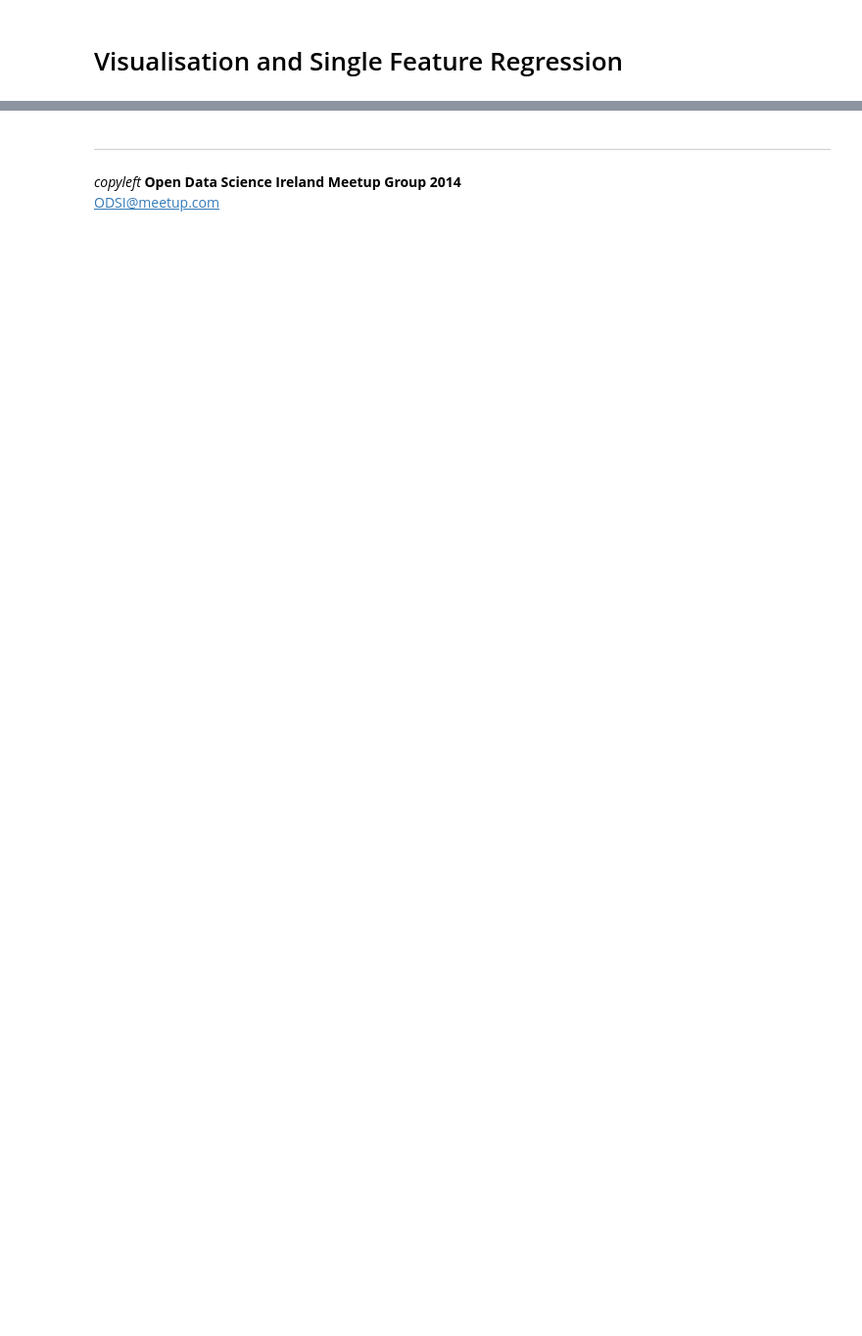
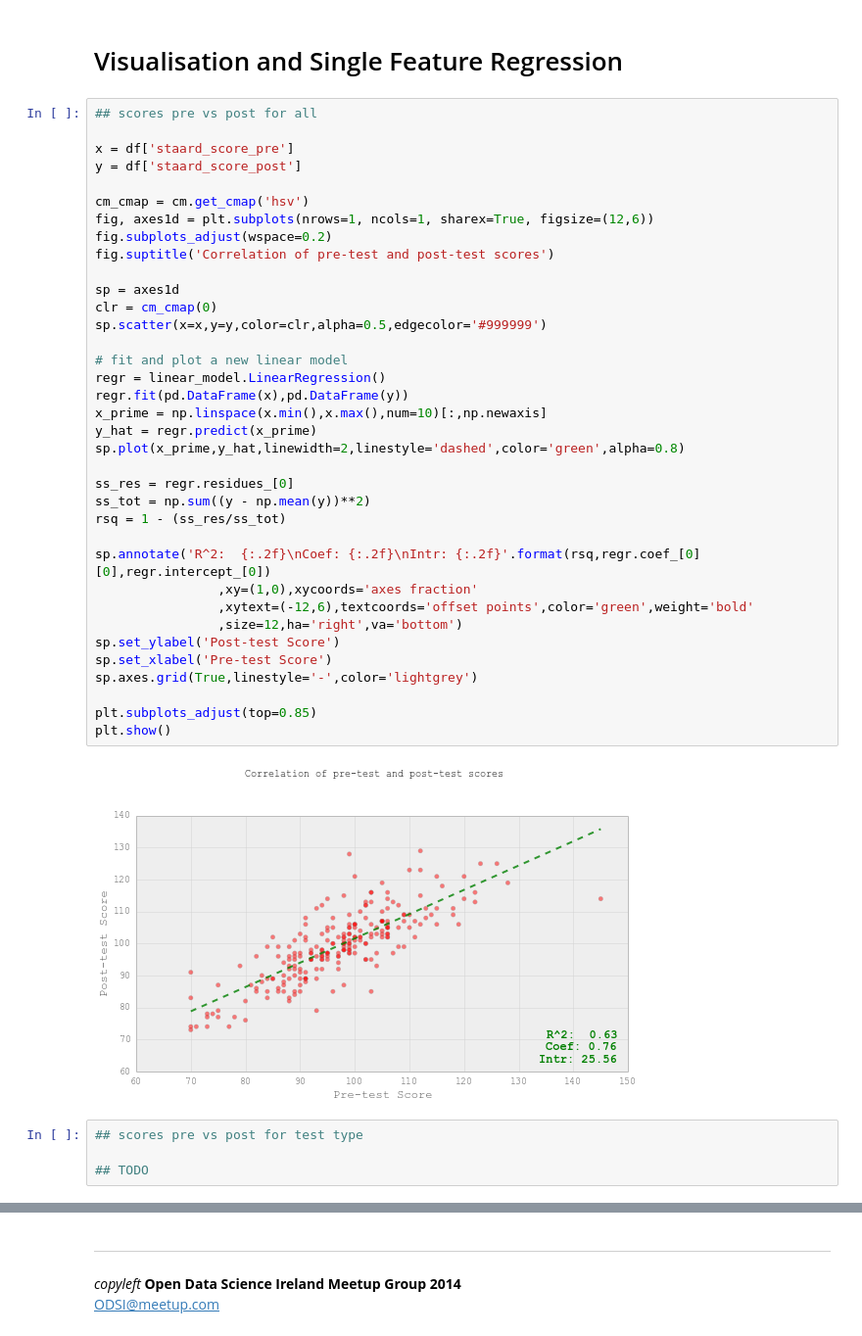
Before and after one commit to tcarnus/suas_literacy, a Jupyter notebook: 02_InitialExploration.ipynb, the cells around one changed output, grey strips where cells are left out. Shown at 98% size. Cells and saved outputs as stored; diff of their text form; blank space fills up the shorter version.

```diff
--- a/02_InitialExploration.ipynb
+++ b/02_InitialExploration.ipynb
@@ -100,3 +104,45 @@ df.head()
 | NDMS_ARAWm05 | NDMS_ARAW | m | reading | acceleread_accelewrite | 0.11 | 10.41 | 10.30 | 39 days | 2013-11-29 | 2013-10-21 | ... |
 # %% [markdown]
 # Visualisation and Single Feature Regression
+# %%
+## scores pre vs post for all
+
+x = df['staard_score_pre']
+y = df['staard_score_post']
+
+cm_cmap = cm.get_cmap('hsv')
+fig, axes1d = plt.subplots(nrows=1, ncols=1, sharex=True, figsize=(12,6))
+fig.subplots_adjust(wspace=0.2)
+fig.suptitle('Correlation of pre-test and post-test scores')
+
+sp = axes1d
+clr = cm_cmap(0)
+sp.scatter(x=x,y=y,color=clr,alpha=0.5,edgecolor='#999999')
+
+# fit and plot a new linear model
+regr = linear_model.LinearRegression()
+regr.fit(pd.DataFrame(x),pd.DataFrame(y))
+x_prime = np.linspace(x.min(),x.max(),num=10)[:,np.newaxis]
+y_hat = regr.predict(x_prime)
+sp.plot(x_prime,y_hat,linewidth=2,linestyle='dashed',color='green',alpha=0.8)
+
+ss_res = regr.residues_[0]
+ss_tot = np.sum((y - np.mean(y))**2)
+rsq = 1 - (ss_res/ss_tot)
+
+sp.annotate('R^2:  {:.2f}\nCoef: {:.2f}\nIntr: {:.2f}'.format(rsq,regr.coef_[0][0],regr.intercept_[0])
+                ,xy=(1,0),xycoords='axes fraction'
+                ,xytext=(-12,6),textcoords='offset points',color='green',weight='bold'
+                ,size=12,ha='right',va='bottom')
+sp.set_ylabel('Post-test Score')
+sp.set_xlabel('Pre-test Score')
+sp.axes.grid(True,linestyle='-',color='lightgrey')
+
+plt.subplots_adjust(top=0.85)
+plt.show()
+# %% [output]
+[figure, added]
+# %%
+## scores pre vs post for test type
+
+## TODO
```
Also changed, not shown: parts of 9 cells of this notebook, 2 other files.
